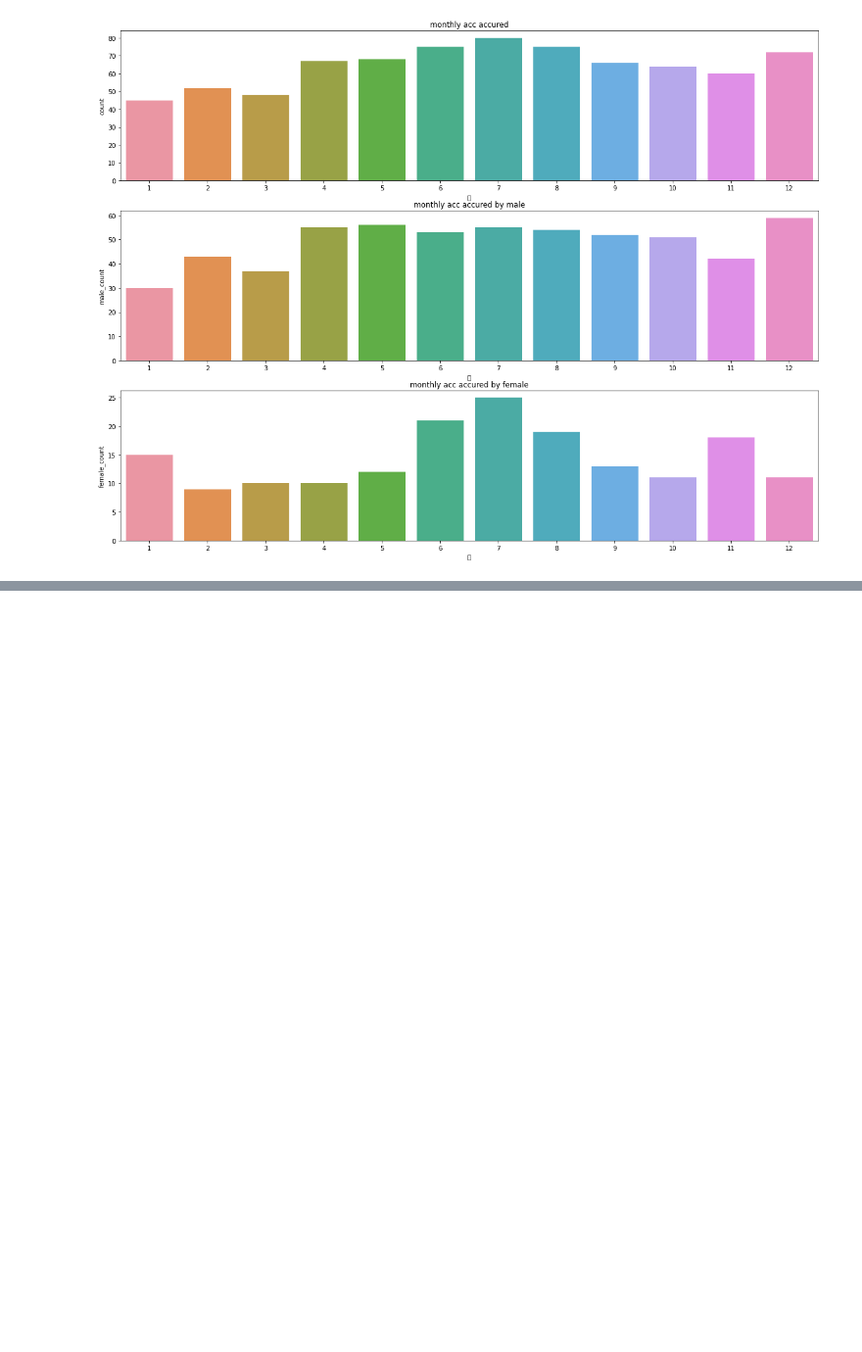
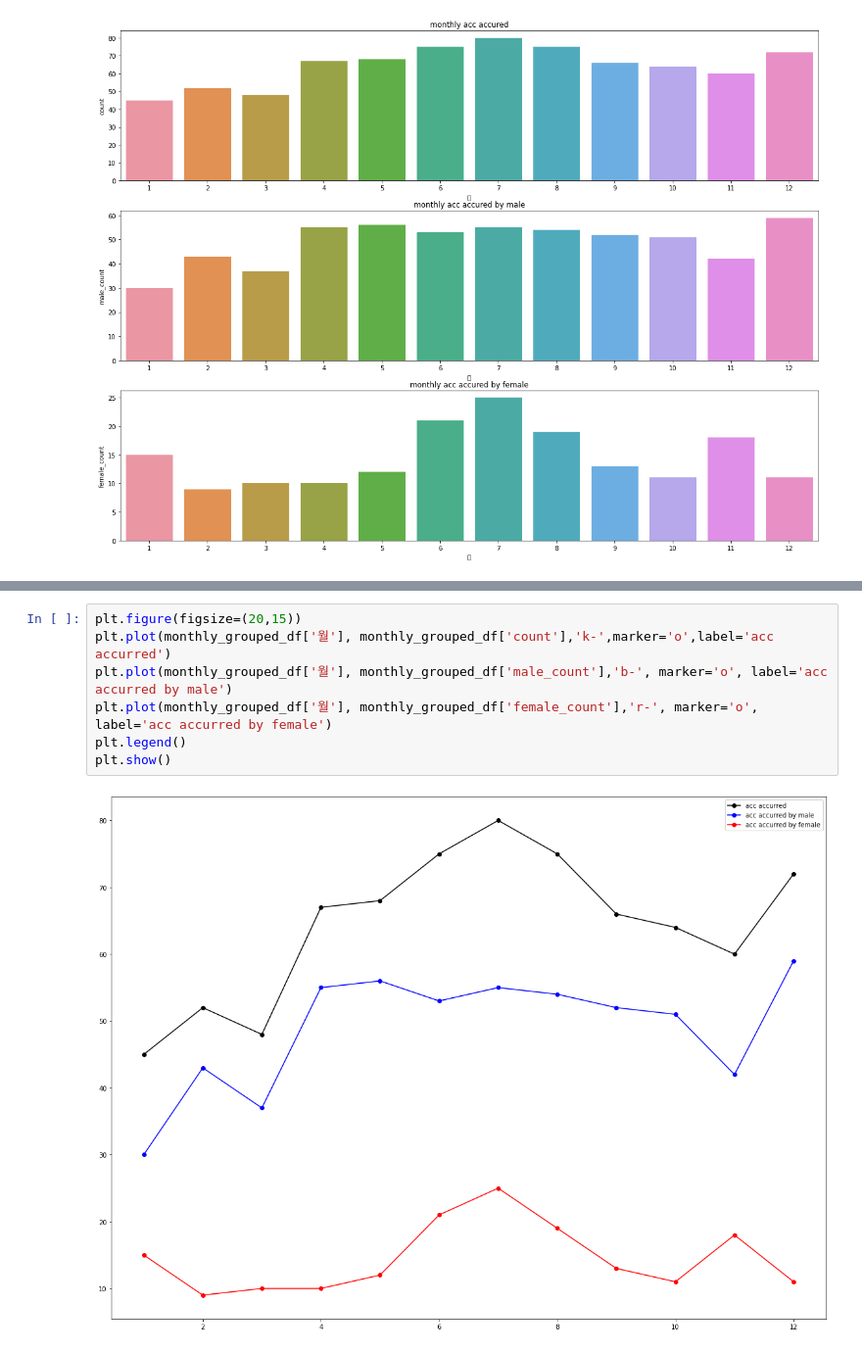
Before and after one commit to hyunku/Exploratory_Data_Analysis, a Jupyter notebook: pming3_project.ipynb, the cells around one changed output, grey strips where cells are left out. Shown at 98% size. Drawn from its saved outputs; the diff is of its cells as text; blank space fills up the shorter version.

```diff
--- a/pming3_project.ipynb
+++ b/pming3_project.ipynb
@@ -400,0 +415,9 @@ Text(0.5, 1.0, 'monthly acc accured by female')
+# %%
+plt.figure(figsize=(20,15))
+plt.plot(monthly_grouped_df['월'], monthly_grouped_df['count'],'k-',marker='o',label='acc accurred')
+plt.plot(monthly_grouped_df['월'], monthly_grouped_df['male_count'],'b-', marker='o', label='acc accurred by male')
+plt.plot(monthly_grouped_df['월'], monthly_grouped_df['female_count'],'r-', marker='o', label='acc accurred by female')
+plt.legend()
+plt.show()
+# %% [output]
+[figure, added]
```
Also changed, not shown: parts of 1 cell of this notebook.
